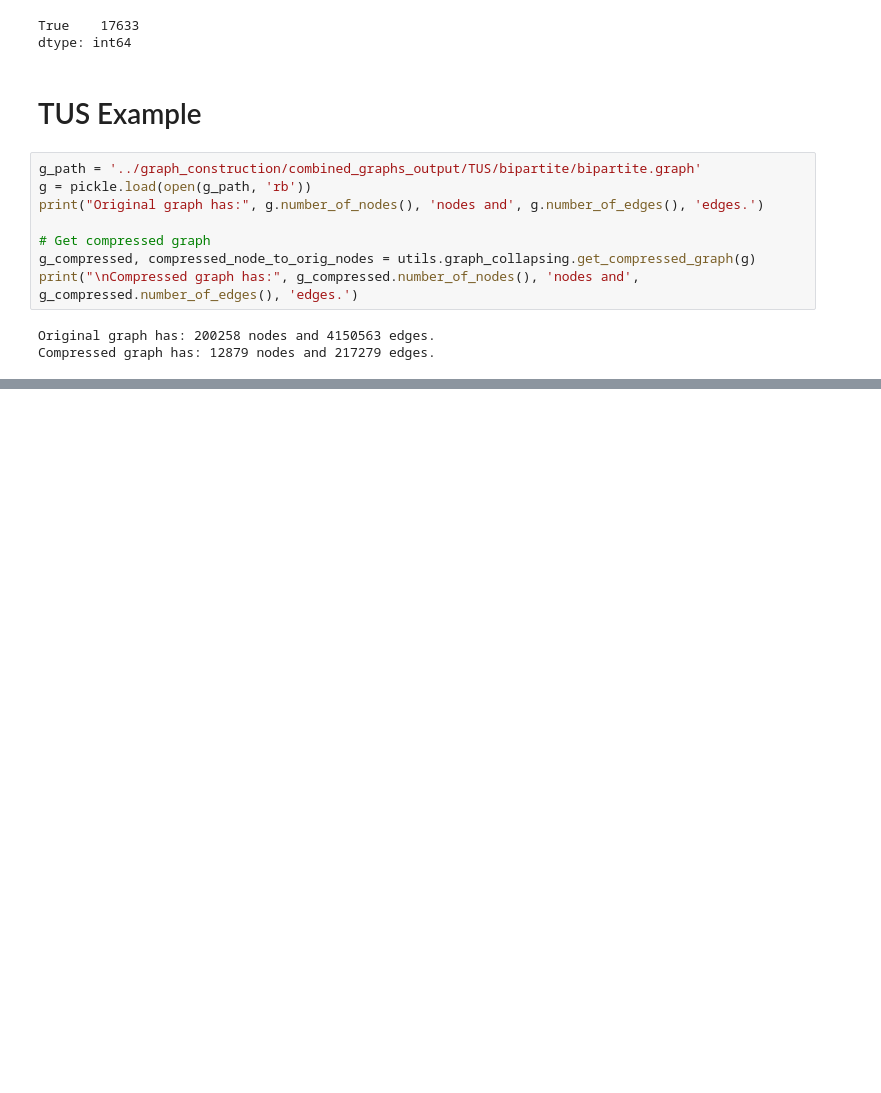
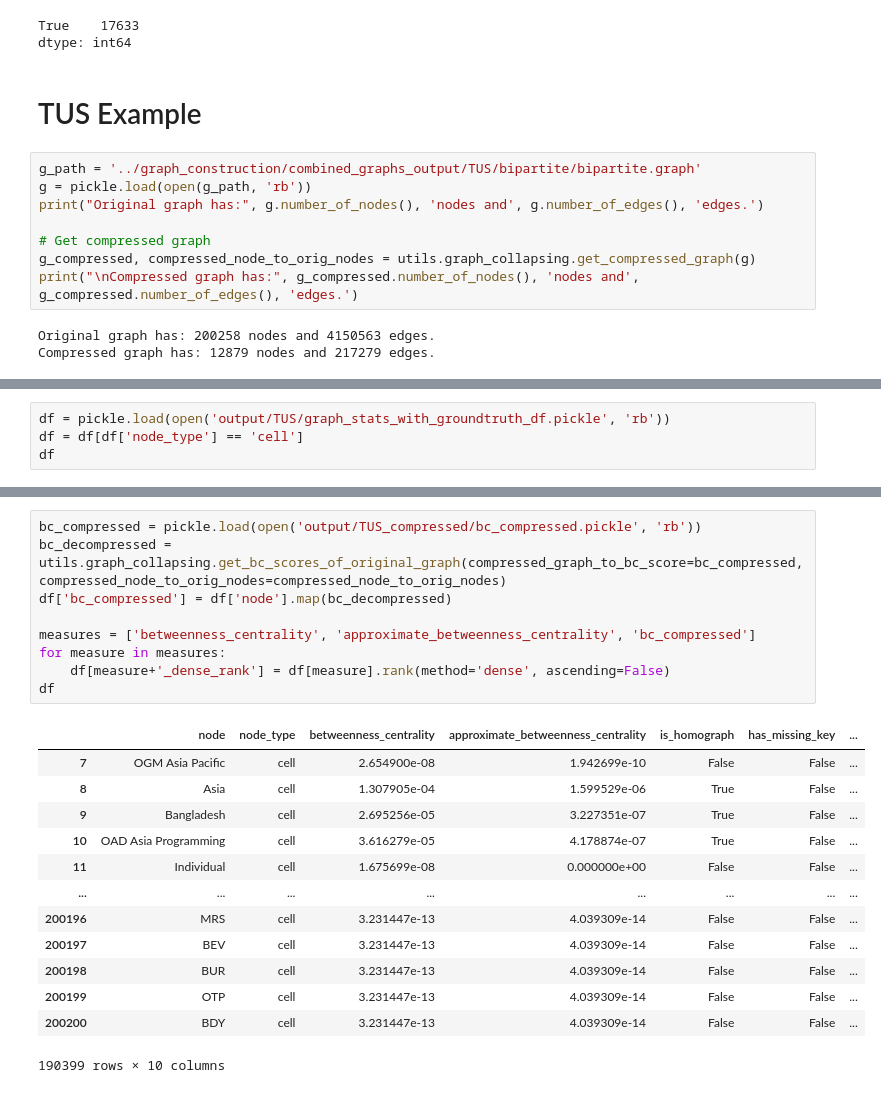
Before and after one commit to northeastern-datalab/domain_net, a Jupyter notebook: network_analysis/graph_compression.ipynb, the cells around one changed output, grey strips where cells are left out. Cells and saved outputs as stored; diff of their text form; blank space fills up the shorter version.

Commit message:
graph compression nb update

```diff
--- a/network_analysis/graph_compression.ipynb
+++ b/network_analysis/graph_compression.ipynb
@@ -163,0 +159,4 @@ There are: 1508 compressed nodes
+# %%
+df = pickle.load(open('output/TUS/graph_stats_with_groundtruth_df.pickle', 'rb'))
+df = df[df['node_type'] == 'cell']
+df
@@ -163,0 +177,23 @@ There are: 1508 compressed nodes
+# %%
+bc_compressed = pickle.load(open('output/TUS_compressed/bc_compressed.pickle', 'rb'))
+bc_decompressed = utils.graph_collapsing.get_bc_scores_of_original_graph(compressed_graph_to_bc_score=bc_compressed, compressed_node_to_orig_nodes=compressed_node_to_orig_nodes)
+df['bc_compressed'] = df['node'].map(bc_decompressed)
+
+measures = ['betweenness_centrality', 'approximate_betweenness_centrality', 'bc_compressed']
+for measure in measures:
+    df[measure+'_dense_rank'] = df[measure].rank(method='dense', ascending=False)
+df
+# %% [output]
+|  | node | node_type | betweenness_centrality | approximate_betweenness_centrality | is_homograph | has_missing_key | ... |
+| 7 | OGM Asia Pacific | cell | 2.654900e-08 | 1.942699e-10 | False | False | ... |
+| 8 | Asia | cell | 1.307905e-04 | 1.599529e-06 | True | False | ... |
+| 9 | Bangladesh | cell | 2.695256e-05 | 3.227351e-07 | True | False | ... |
+| 10 | OAD Asia Programming | cell | 3.616279e-05 | 4.178874e-07 | True | False | ... |
+| 11 | Individual | cell | 1.675699e-08 | 0.000000e+00 | False | False | ... |
+| ... | ... | ... | ... | ... | ... | ... | ... |
+| 200196 | MRS | cell | 3.231447e-13 | 4.039309e-14 | False | False | ... |
+| 200197 | BEV | cell | 3.231447e-13 | 4.039309e-14 | False | False | ... |
+| 200198 | BUR | cell | 3.231447e-13 | 4.039309e-14 | False | False | ... |
+| 200199 | OTP | cell | 3.231447e-13 | 4.039309e-14 | False | False | ... |
+| 200200 | BDY | cell | 3.231447e-13 | 4.039309e-14 | False | False | ... |
+190399 rows × 10 columns
```
Also changed, not shown: parts of 4 cells of this notebook.
